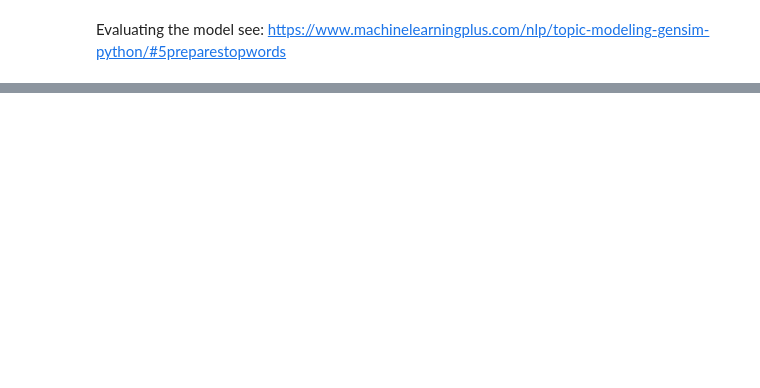
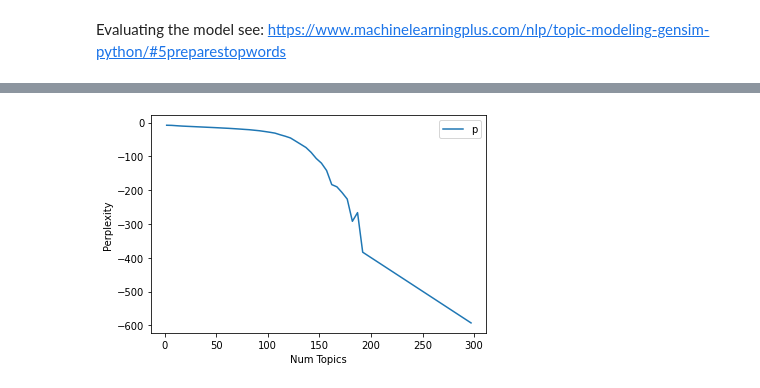
Before and after one commit to Lennart97/nlp_project, a Jupyter notebook: problem-solution.ipynb, the cells around one changed output, grey strips where cells are left out. Drawn from its saved outputs; the diff is of its cells as text; code cells hidden in the pictures; blank space fills up the shorter version.

Commit message:
Recreate diagrams

```diff
--- a/problem-solution.ipynb
+++ b/problem-solution.ipynb
@@ -30,8 +30,8 @@ pyLDAvis.enable_notebook()
 df = pd.read_csv("data/ExtractedTweets.csv")
 df.head()
 
-democrats = df.query("Party == 'Democrat'").sample(1000)
-republican = df.query("Party == 'Republican'").sample(1000)
+democrats = df.query("Party == 'Democrat'").sample(10000)
+republican = df.query("Party == 'Republican'").sample(10000)
 
 df_slim = democrats.append(republican)
 df_slim.head()
@@ -250,0 +311,6 @@ Evaluating the model see: https://www.machinelearningplus.com/nlp/topic-modeling
+# %%
+limit=300
+start=2
+step=5
+
+model_list, perplexitiy_values, evaluations = compute_coherence_values(dictionary=id2word, corpus=corpus, texts=texts, start=start, limit=limit, step=step)
@@ -250,0 +405,13 @@ Evaluating the model see: https://www.machinelearningplus.com/nlp/topic-modeling
+# %%
+# Create Perplexity Plot for topic numbers
+
+import matplotlib.pyplot as plt
+x = range(start, limit, step)
+plt.plot(x, perplexitiy_values)
+plt.xlabel("Num Topics")
+plt.ylabel("Perplexity")
+plt.legend("perplexitiy_values", loc='best')
+plt.savefig("img/topic_count.pdf")
+plt.show()
+# %% [output]
+[figure, added]
```
Also changed, not shown: parts of 13 cells of this notebook.
